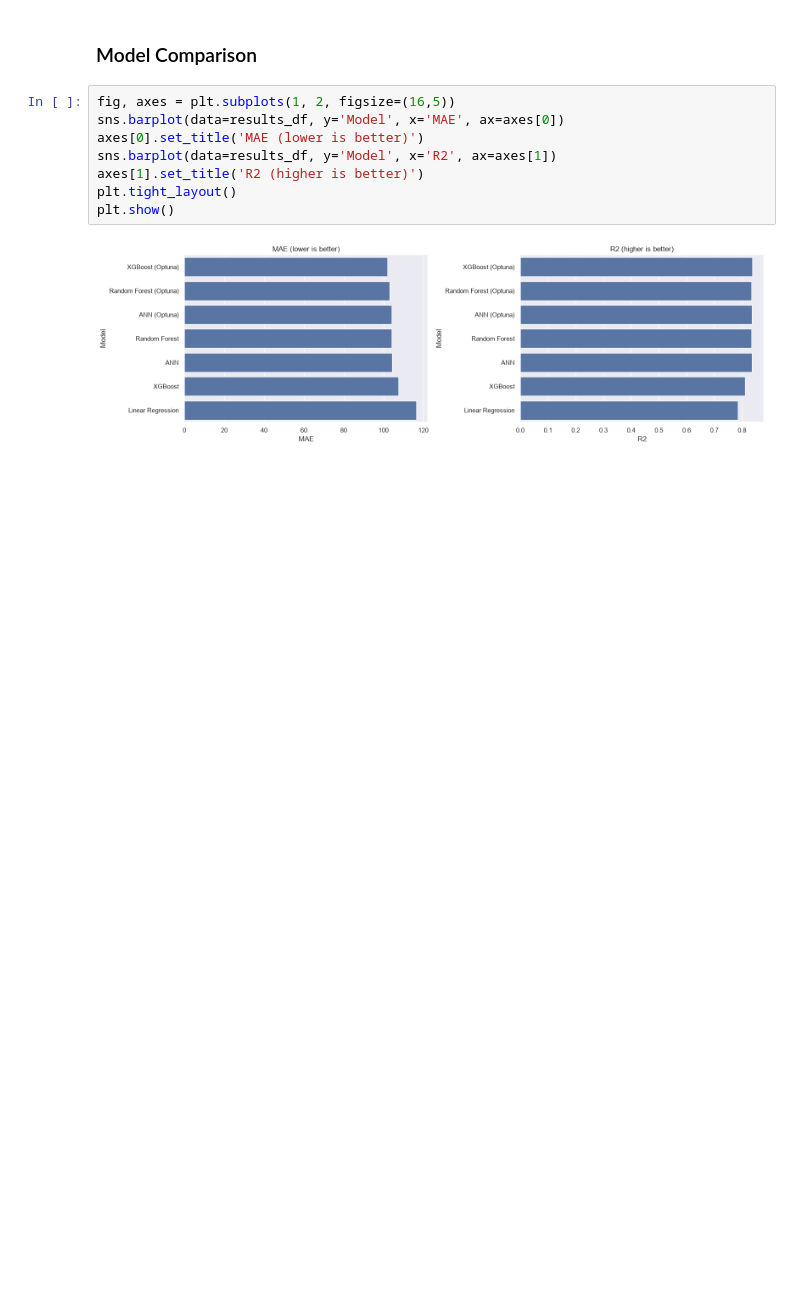
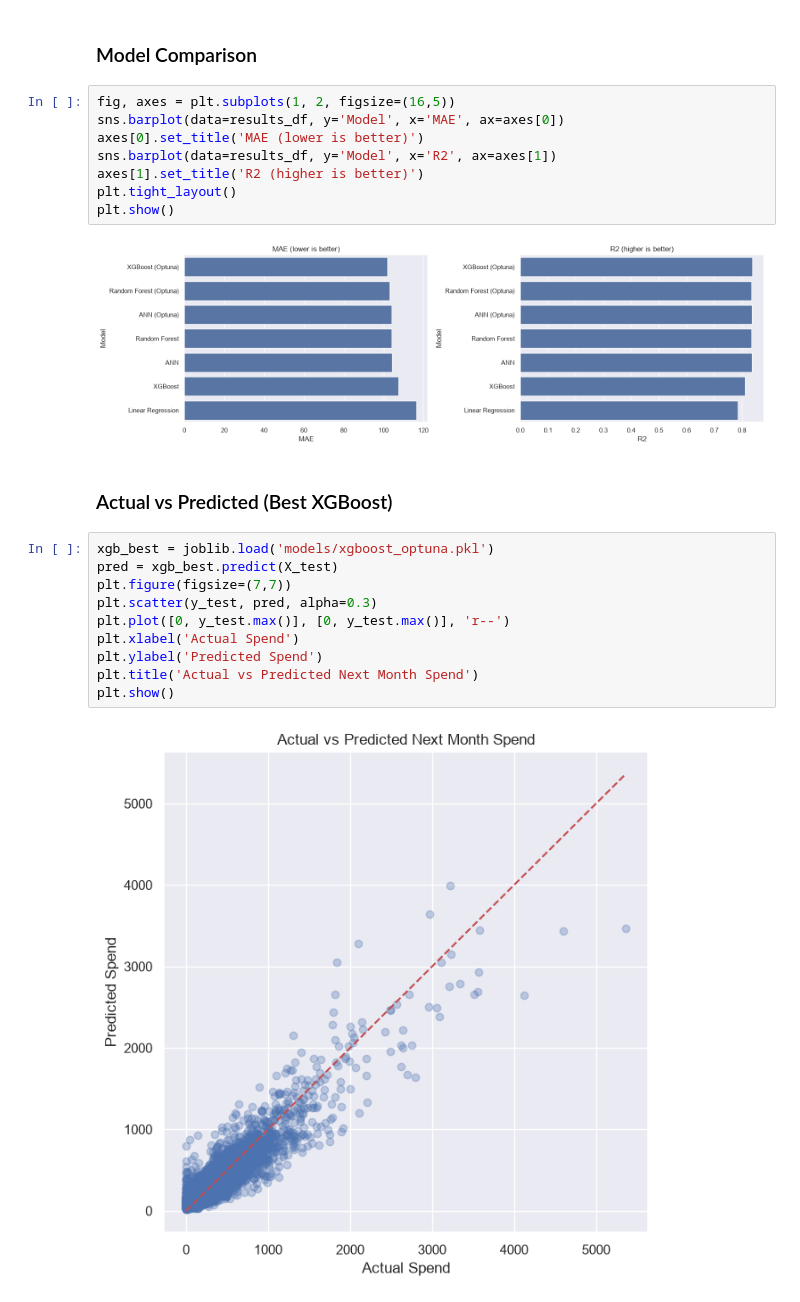
Before and after one commit to arkadeycns/cosmo, a Jupyter notebook: 06_validation.ipynb, the cells around one changed output. Saved outputs shown, nothing was run; the diff lists cells and outputs as text; blank space fills up the shorter version.

Commit message:
Add actual vs predicted, residuals and feature importance

```diff
--- a/06_validation.ipynb
+++ b/06_validation.ipynb
@@ -65,3 +65,17 @@ plt.tight_layout()
 plt.show()
 # %% [output]
 [figure]
+# %% [markdown]
+### Actual vs Predicted (Best XGBoost)
+# %%
+xgb_best = joblib.load('models/xgboost_optuna.pkl')
+pred = xgb_best.predict(X_test)
+plt.figure(figsize=(7,7))
+plt.scatter(y_test, pred, alpha=0.3)
+plt.plot([0, y_test.max()], [0, y_test.max()], 'r--')
+plt.xlabel('Actual Spend')
+plt.ylabel('Predicted Spend')
+plt.title('Actual vs Predicted Next Month Spend')
+plt.show()
+# %% [output]
+[figure, added]
```
Also changed, not shown: parts of 5 cells of this notebook.
